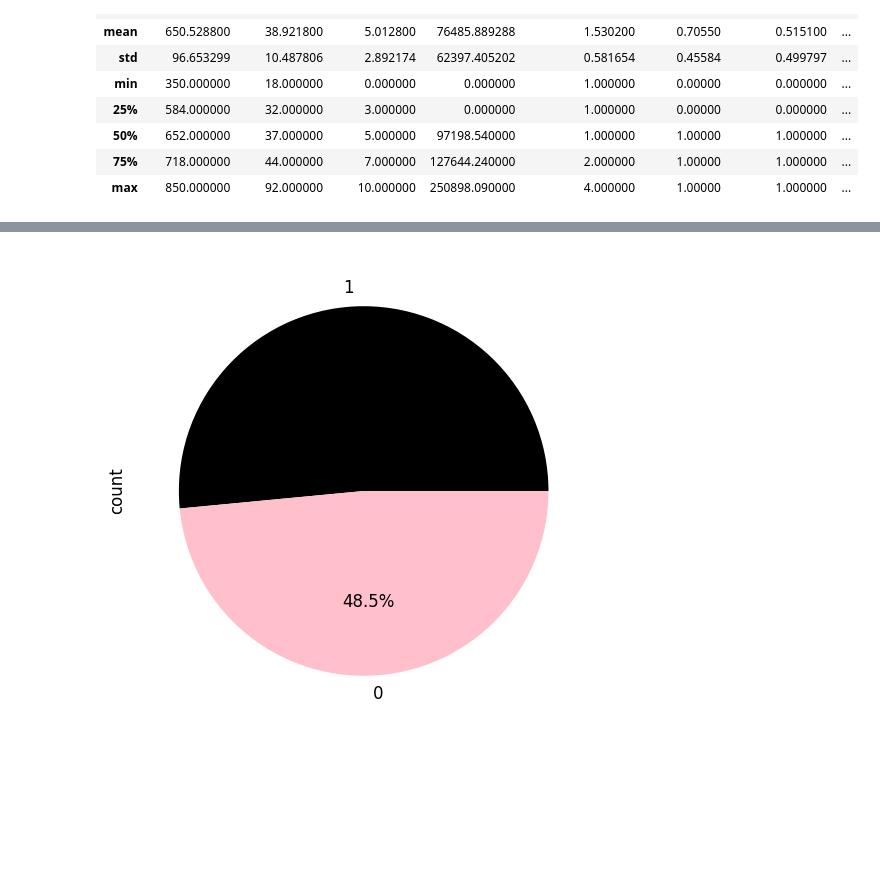
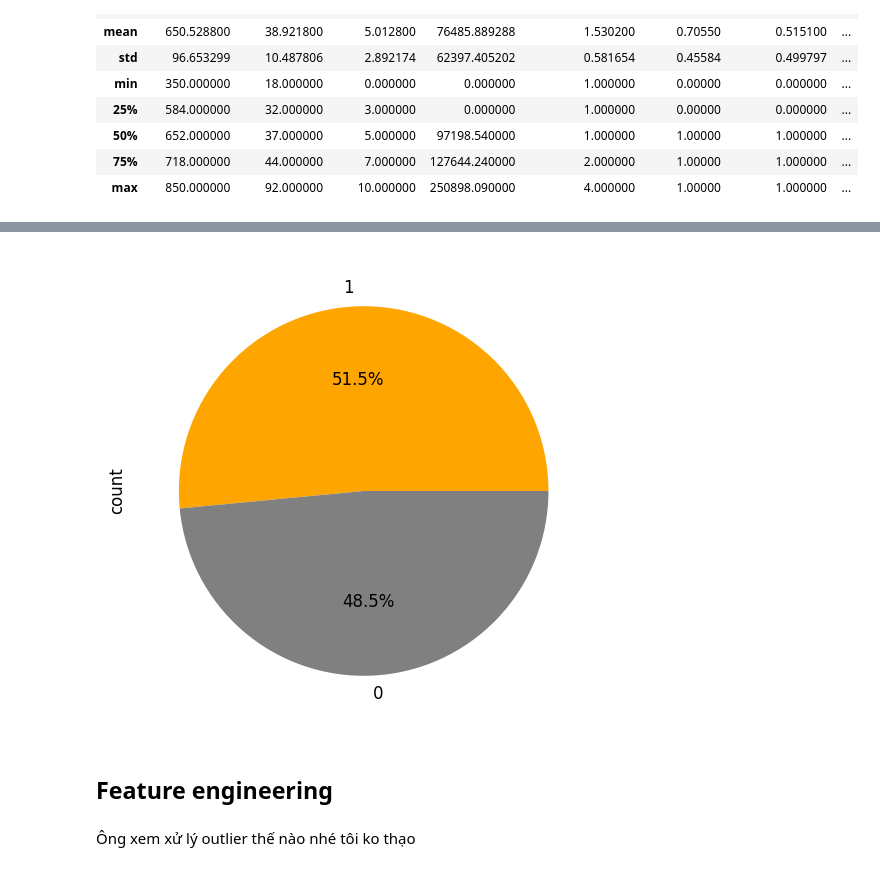
Before and after one commit to tnsonlahh/-DSEB-64A-Group-10_Customer-Churn-Prediction-, a Jupyter notebook: ChurnOneBank_Data.ipynb, the cells around one changed output, grey strips where cells are left out. Drawn from its saved outputs; the diff is of its cells as text; code cells hidden in the pictures; blank space fills up the shorter version.

```diff
--- a/ChurnOneBank_Data.ipynb
+++ b/ChurnOneBank_Data.ipynb
@@ -265,4 +229,8 @@ df['age'].plot(kind = 'hist', color = 'green');
 # %%
-df['active_member'].value_counts().plot(kind = 'pie', autopct = '%1.1f%%', colors = ['black', 'pink']);
+df['active_member'].value_counts().plot(kind = 'pie', autopct = '%1.1f%%', colors = ['orange', 'grey']);
 # %% [output]
-[figure, old version]
+[figure, new version]
+# %% [markdown]
+## Feature engineering
+# %% [markdown]
+Ông xem xử lý outlier thế nào nhé tôi ko thạo
```
Also changed, not shown: parts of 28 cells of this notebook, 1 other file.
